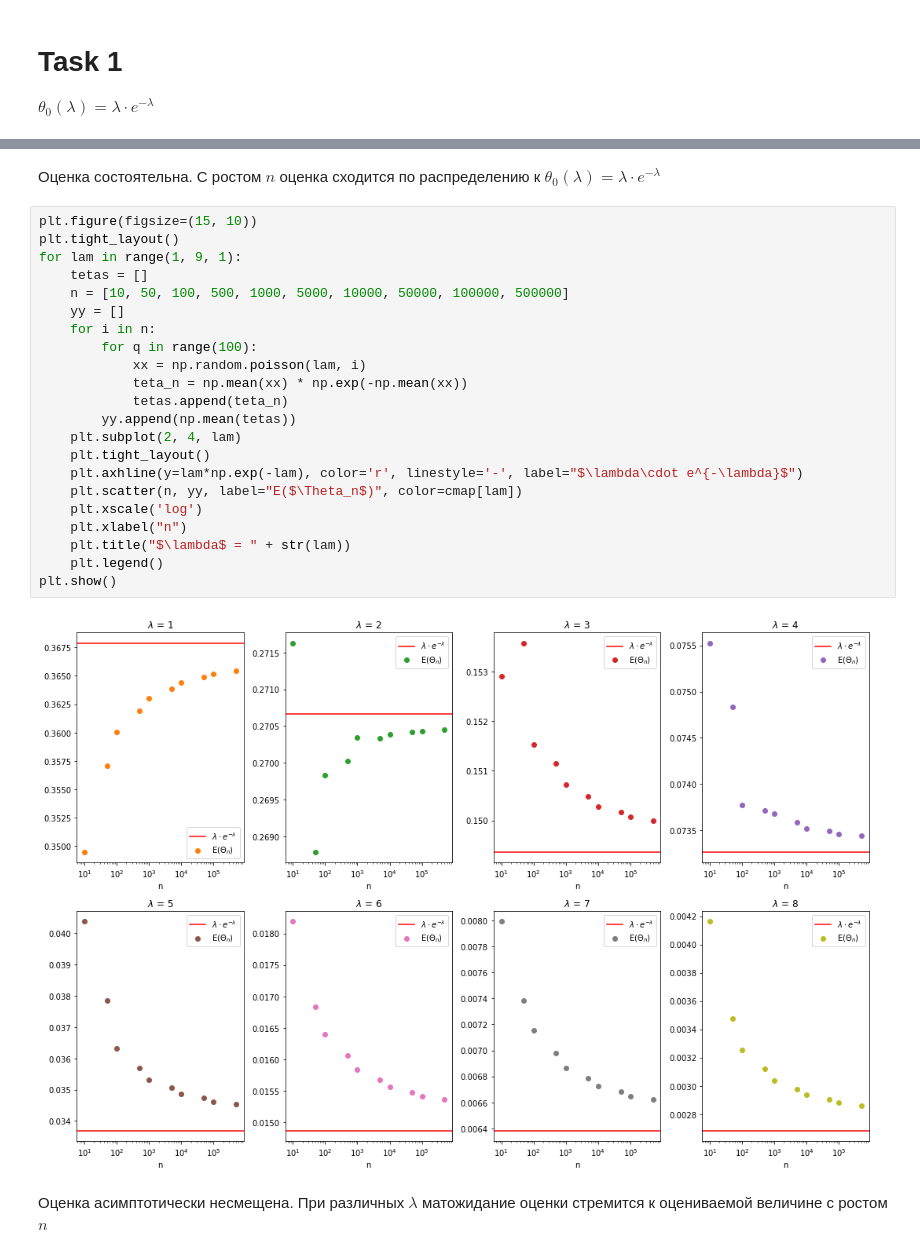
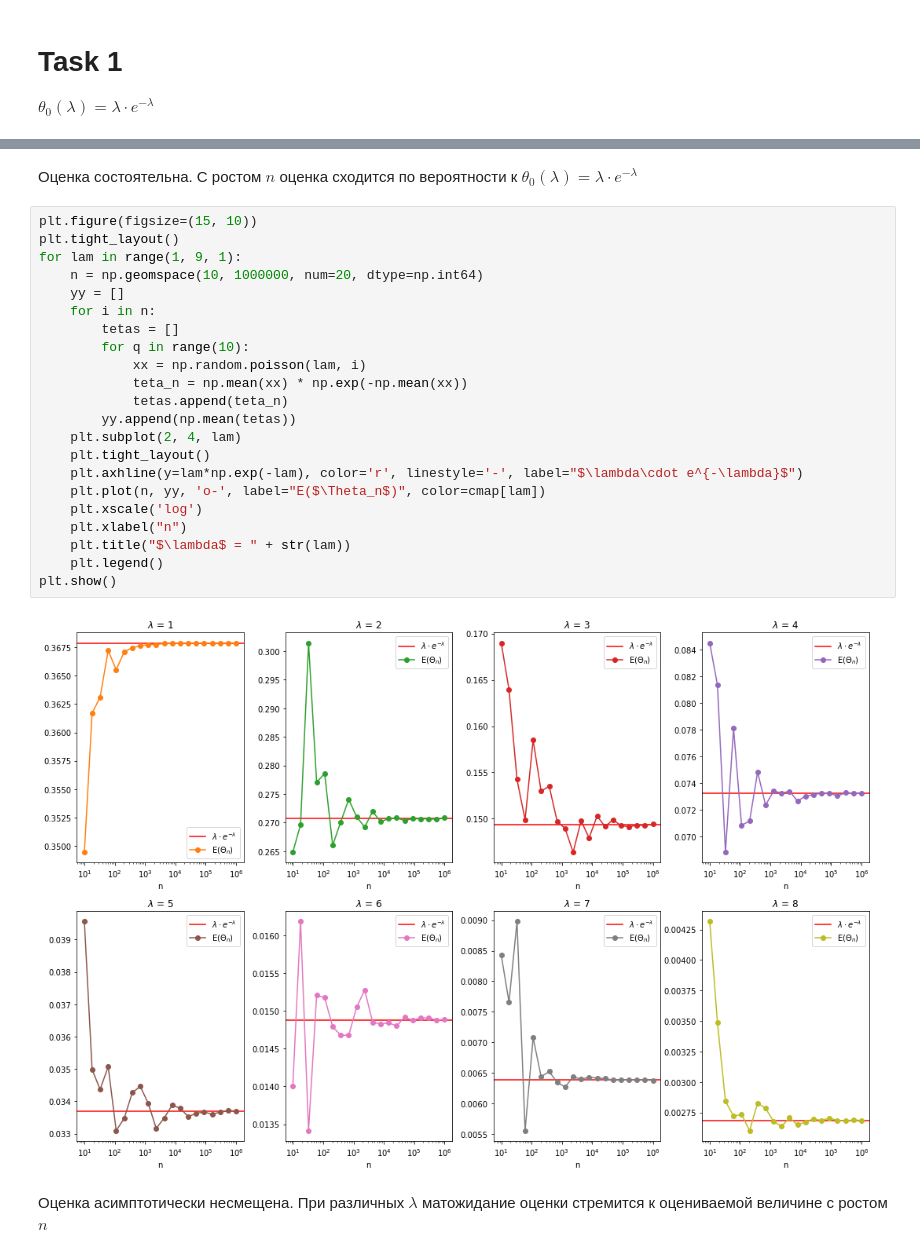
Before and after one commit to ivartb/bioinf_stats, a Jupyter notebook: MHW1.ipynb, the cells around one changed output, grey strips where cells are left out. Cells and saved outputs as stored; diff of their text form.

```diff
--- a/MHW1.ipynb
+++ b/MHW1.ipynb
@@ -33,29 +33,29 @@ plt.show()
 # %% [markdown]
-Оценка состоятельна. С ростом $n$ оценка сходится по распределению к $\theta_0(\lambda) = \lambda\cdot e^{-\lambda}$
+Оценка состоятельна. С ростом $n$ оценка сходится по вероятности к $\theta_0(\lambda) = \lambda\cdot e^{-\lambda}$
 # %%
 plt.figure(figsize=(15, 10))
 plt.tight_layout()
 for lam in range(1, 9, 1):
-    tetas = []
-    n = [10, 50, 100, 500, 1000, 5000, 10000, 50000, 100000, 500000]
+    n = np.geomspace(10, 1000000, num=20, dtype=np.int64)
     yy = []
     for i in n:
-        for q in range(100):
+        tetas = []
+        for q in range(10):
             xx = np.random.poisson(lam, i)
             teta_n = np.mean(xx) * np.exp(-np.mean(xx))
             tetas.append(teta_n)
         yy.append(np.mean(tetas))
     plt.subplot(2, 4, lam)
     plt.tight_layout()
     plt.axhline(y=lam*np.exp(-lam), color='r', linestyle='-', label="$\lambda\cdot e^{-\lambda}$")
-    plt.scatter(n, yy, label="E($\Theta_n$)", color=cmap[lam])
+    plt.plot(n, yy, 'o-', label="E($\Theta_n$)", color=cmap[lam])
     plt.xscale('log')
     plt.xlabel("n")
     plt.title("$\lambda$ = " + str(lam))
     plt.legend()
 plt.show()
 # %% [output]
-[figure, old version]
+[figure, new version]
 # %% [markdown]
 Оценка асимптотически несмещена. При различных $\lambda$ матожидание оценки стремится к оцениваемой величине с ростом $n$
 # %% [markdown]
```
Also changed, not shown: parts of 1 cell of this notebook.
